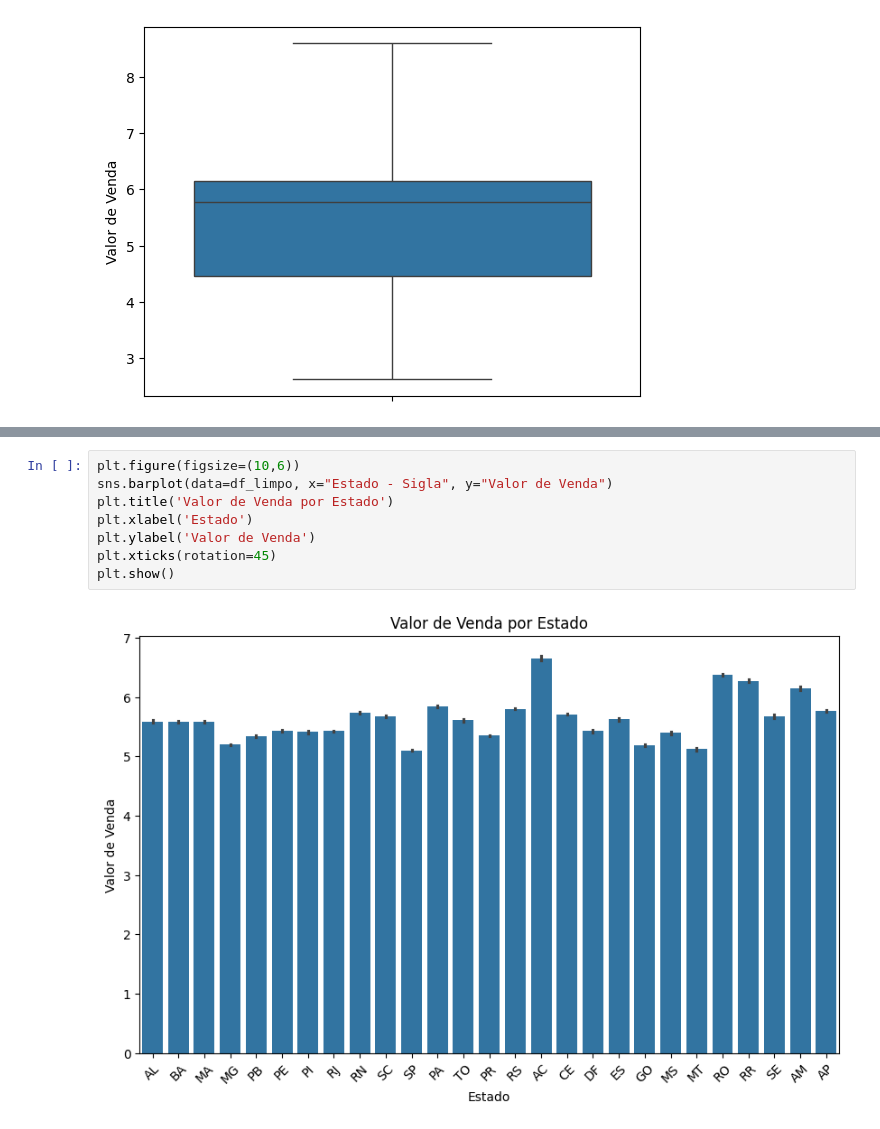
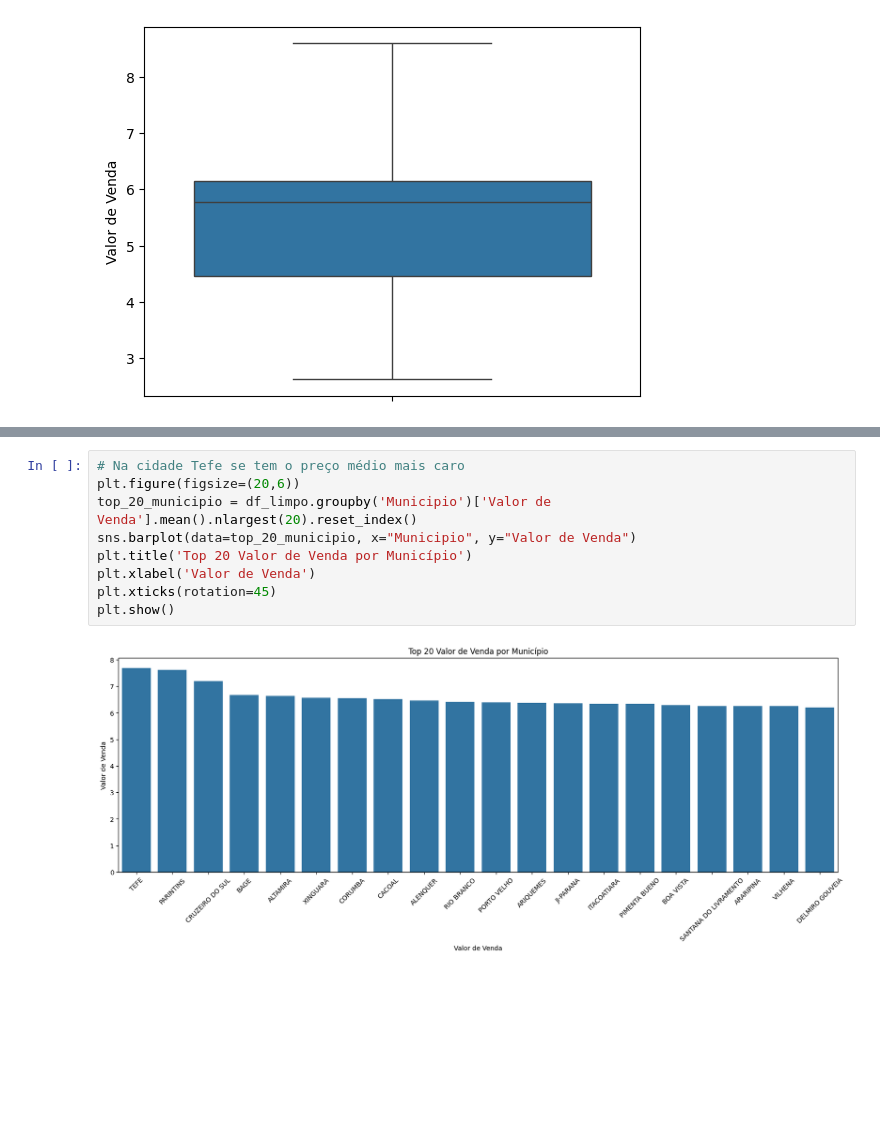
Before and after one commit to SandraRojasZ/DataScience, a Jupyter notebook: ProjetoAED.ipynb, the cells around one changed output, grey strips where cells are left out. Cells and saved outputs as stored; diff of their text form; blank space fills up the shorter version.

Commit message:
Análise do preço média de venda e o total de vendas por Região, Estado, Municipio, Posto de Revenda e Bandeira

```diff
--- a/ProjetoAED.ipynb
+++ b/ProjetoAED.ipynb
@@ -336,10 +416,11 @@ plt.show()
 # %%
-plt.figure(figsize=(10,6))
-sns.barplot(data=df_limpo, x="Estado - Sigla", y="Valor de Venda")
-plt.title('Valor de Venda por Estado')
-plt.xlabel('Estado')
-plt.ylabel('Valor de Venda')
+# Na cidade Tefe se tem o preço médio mais caro
+plt.figure(figsize=(20,6))
+top_20_municipio = df_limpo.groupby('Municipio')['Valor de Venda'].mean().nlargest(20).reset_index()
+sns.barplot(data=top_20_municipio, x="Municipio", y="Valor de Venda")
+plt.title('Top 20 Valor de Venda por Município')
+plt.xlabel('Valor de Venda')
 plt.xticks(rotation=45)
 plt.show()
 # %% [output]
-[figure, old version]
+[figure, new version]
```
Also changed, not shown: parts of 24 cells of this notebook.
